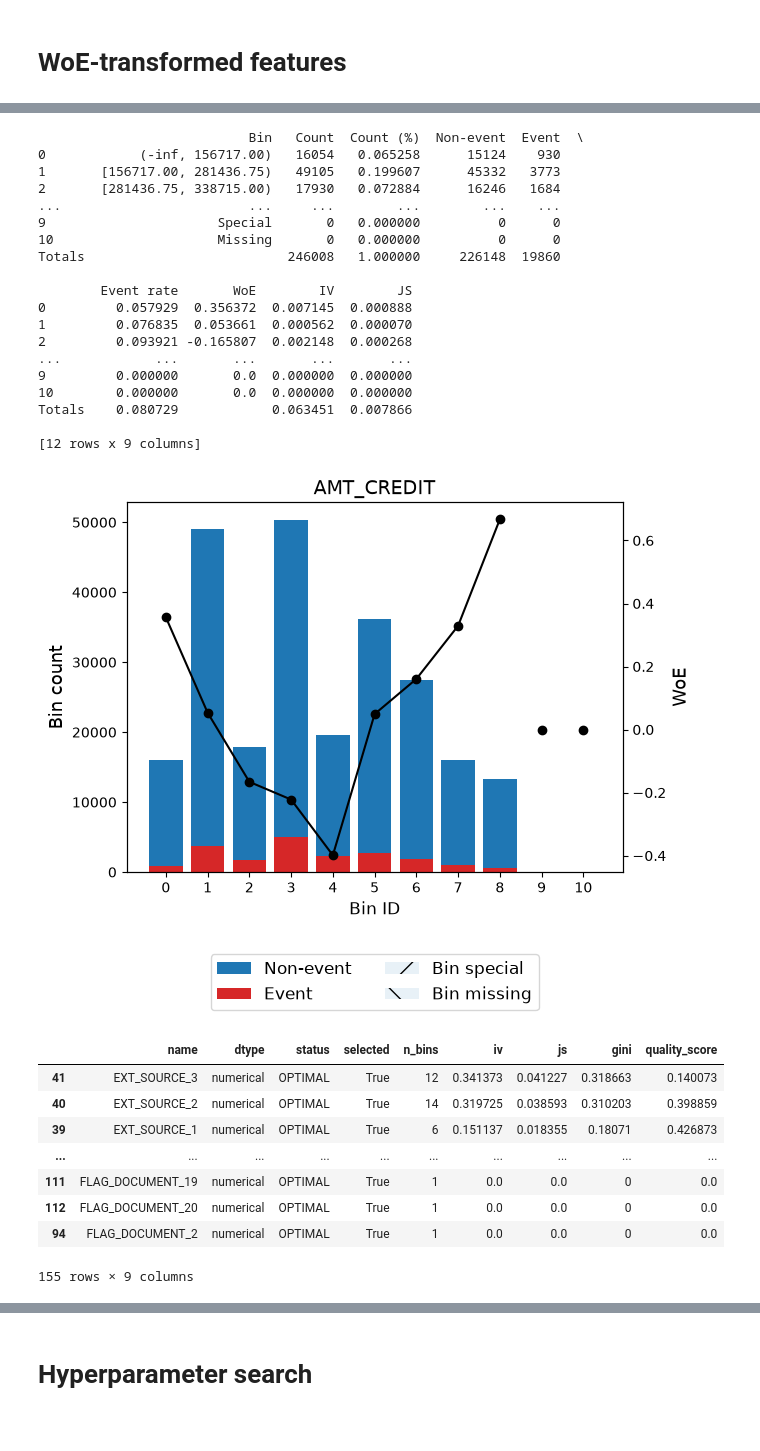
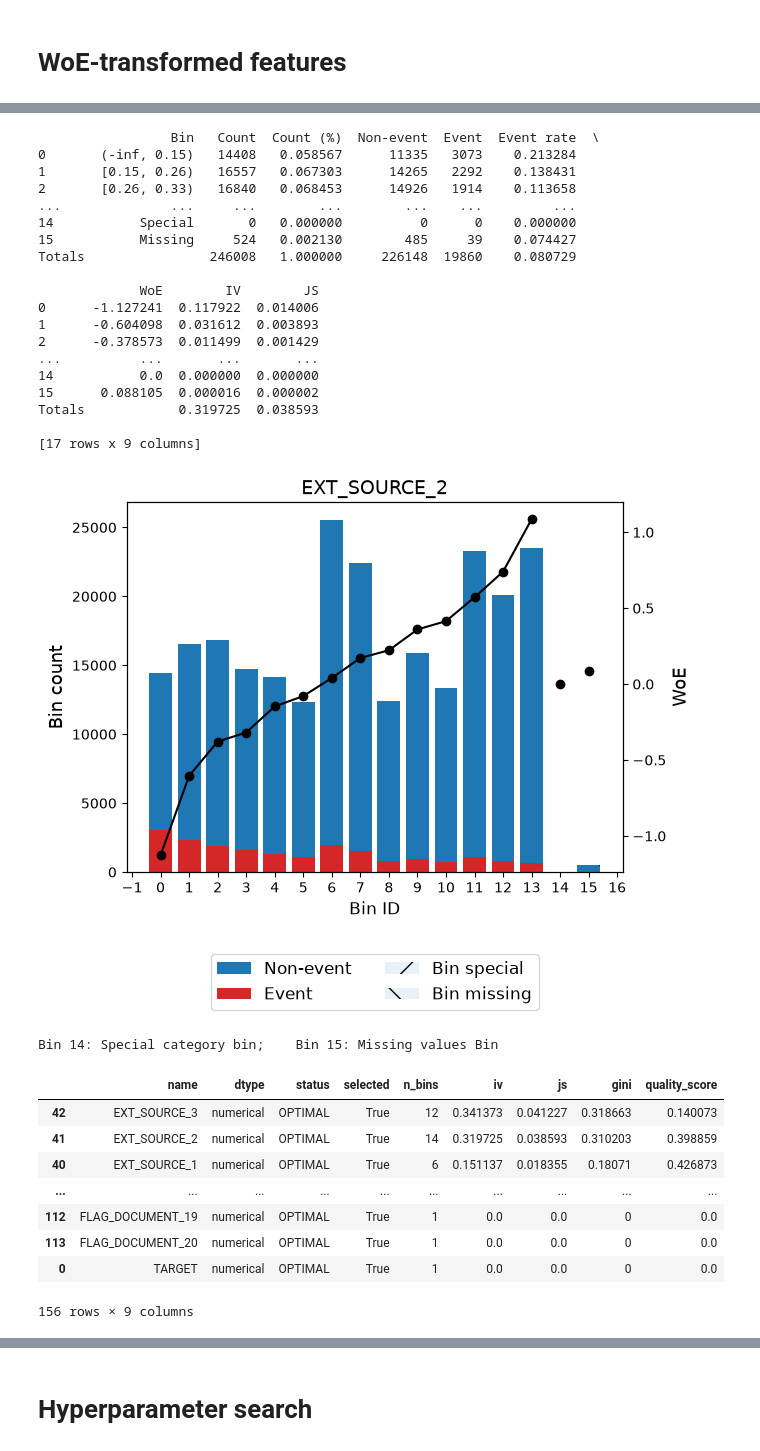
Before and after one commit to ABorda01/Project-Home-Credit-Default-Risk, a Jupyter notebook: model_selection_improv.ipynb, the cells around one changed output, grey strips where cells are left out. Saved outputs shown, nothing was run; the diff lists cells and outputs as text; code cells hidden in the pictures.

Commit message:
WoE/Binning done. ---> XGB boost model next

```diff
--- a/model_selection_improv.ipynb
+++ b/model_selection_improv.ipynb
@@ -450,8 +475,6 @@ Executable Path: c:\ProgramData\anaconda3\python.exe
 # %%
 from optbinning import BinningProcess
 
-# Replace infinities from the engineered ratio features (division by 0)
-# with NaN so optbinning can treat them as missing, same fix as transform_dataframe
 train_raw = train.replace([np.inf, -np.inf], np.nan)
 test_raw  = test.replace([np.inf, -np.inf], np.nan)
 
@@ -461,13 +484,14 @@ test_raw  = test.replace([np.inf, -np.inf], np.nan)
 cat_cols = list(train_raw.select_dtypes(exclude='number').columns)
 variable_names = list(train_raw.columns)
 
+
 binning_process = BinningProcess(
     variable_names=variable_names,
     categorical_variables=cat_cols,
-    min_bin_size=0.05,   # avoid overfit, fragmented bins given ~250k rows
+    min_bin_size=0.05
 )
 
-# Fit ONLY on train (mirrors your pipe.fit()/pipe.transform() rule from cell 7)
+# Fit ONLY on train
 binning_process.fit(train_raw[variable_names], y_train)
 
 # Apply the learned bin edges/WoE values to both splits
@@ -475,40 +499,42 @@ train_woe = binning_process.transform(train_raw[variable_names], metric='woe')
 test_woe  = binning_process.transform(test_raw[variable_names], metric='woe')
 # %%
 # Inspect one variable's bin edges, WoE, and IV
-optb = binning_process.get_binned_variable('AMT_CREDIT')
+optb = binning_process.get_binned_variable('EXT_SOURCE_2')
 print(optb.binning_table.build())
 optb.binning_table.plot(metric='woe')
+print('Bin 14: Special category bin;    Bin 15: Missing values Bin')
 
 # IV/Gini summary across all variables, for feature triage
 binning_process.summary().sort_values('iv', ascending=False)
 # %% [output]
-                           Bin   Count  Count (%)  Non-event  Event  \
-0            (-inf, 156717.00)   16054   0.065258      15124    930
-1       [156717.00, 281436.75)   49105   0.199607      45332   3773
-2       [281436.75, 338715.00)   17930   0.072884      16246   1684
-...                        ...     ...        ...        ...    ...
-9                      Special       0   0.000000          0      0
-10                     Missing       0   0.000000          0      0
-Totals                          246008   1.000000     226148  19860
+                 Bin   Count  Count (%)  Non-event  Event  Event rate  \
+0       (-inf, 0.15)   14408   0.058567      11335   3073    0.213284
+1       [0.15, 0.26)   16557   0.067303      14265   2292    0.138431
+2       [0.26, 0.33)   16840   0.068453      14926   1914    0.113658
+...              ...     ...        ...        ...    ...         ...
+14           Special       0   0.000000          0      0    0.000000
+15           Missing     524   0.002130        485     39    0.074427
+Totals                246008   1.000000     226148  19860    0.080729
 
-        Event rate       WoE        IV        JS
-0         0.057929  0.356372  0.007145  0.000888
-1         0.076835  0.053661  0.000562  0.000070
-2         0.093921 -0.165807  0.002148  0.000268
-...            ...       ...       ...       ...
-9         0.000000       0.0  0.000000  0.000000
-10        0.000000       0.0  0.000000  0.000000
-Totals    0.080729            0.063451  0.007866
+             WoE        IV        JS
+0      -1.127241  0.117922  0.014006
+1      -0.604098  0.031612  0.003893
+2      -0.378573  0.011499  0.001429
+...          ...       ...       ...
+14           0.0  0.000000  0.000000
+15      0.088105  0.000016  0.000002
+Totals            0.319725  0.038593
 
-[12 rows x 9 columns]
+[17 rows x 9 columns]
-[figure, old version]
+[figure, new version]
+Bin 14: Special category bin;    Bin 15: Missing values Bin
 |  | name | dtype | status | selected | n_bins | iv | js | gini | quality_score |
-| 41 | EXT_SOURCE_3 | numerical | OPTIMAL | True | 12 | 0.341373 | 0.041227 | 0.318663 | 0.140073 |
-| 40 | EXT_SOURCE_2 | numerical | OPTIMAL | True | 14 | 0.319725 | 0.038593 | 0.310203 | 0.398859 |
-| 39 | EXT_SOURCE_1 | numerical | OPTIMAL | True | 6 | 0.151137 | 0.018355 | 0.18071 | 0.426873 |
+| 42 | EXT_SOURCE_3 | numerical | OPTIMAL | True | 12 | 0.341373 | 0.041227 | 0.318663 | 0.140073 |
+| 41 | EXT_SOURCE_2 | numerical | OPTIMAL | True | 14 | 0.319725 | 0.038593 | 0.310203 | 0.398859 |
+| 40 | EXT_SOURCE_1 | numerical | OPTIMAL | True | 6 | 0.151137 | 0.018355 | 0.18071 | 0.426873 |
 | ... | ... | ... | ... | ... | ... | ... | ... | ... | ... |
-| 111 | FLAG_DOCUMENT_19 | numerical | OPTIMAL | True | 1 | 0.0 | 0.0 | 0 | 0.0 |
-| 112 | FLAG_DOCUMENT_20 | numerical | OPTIMAL | True | 1 | 0.0 | 0.0 | 0 | 0.0 |
-| 94 | FLAG_DOCUMENT_2 | numerical | OPTIMAL | True | 1 | 0.0 | 0.0 | 0 | 0.0 |
+| 112 | FLAG_DOCUMENT_19 | numerical | OPTIMAL | True | 1 | 0.0 | 0.0 | 0 | 0.0 |
+| 113 | FLAG_DOCUMENT_20 | numerical | OPTIMAL | True | 1 | 0.0 | 0.0 | 0 | 0.0 |
+| 0 | TARGET | numerical | OPTIMAL | True | 1 | 0.0 | 0.0 | 0 | 0.0 |
-155 rows × 9 columns
+156 rows × 9 columns
 # %%
```
Also changed, not shown: parts of 8 cells of this notebook.
